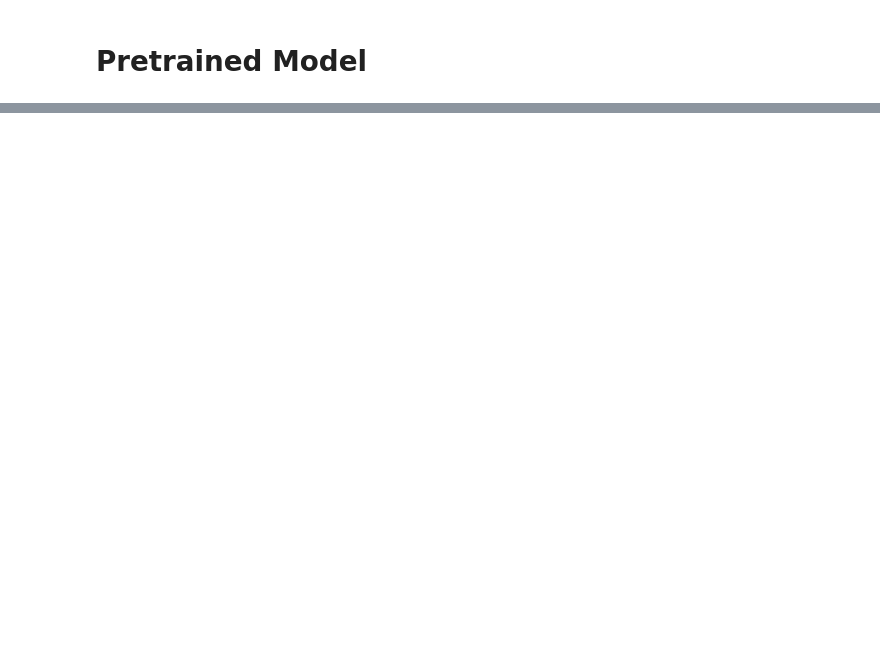
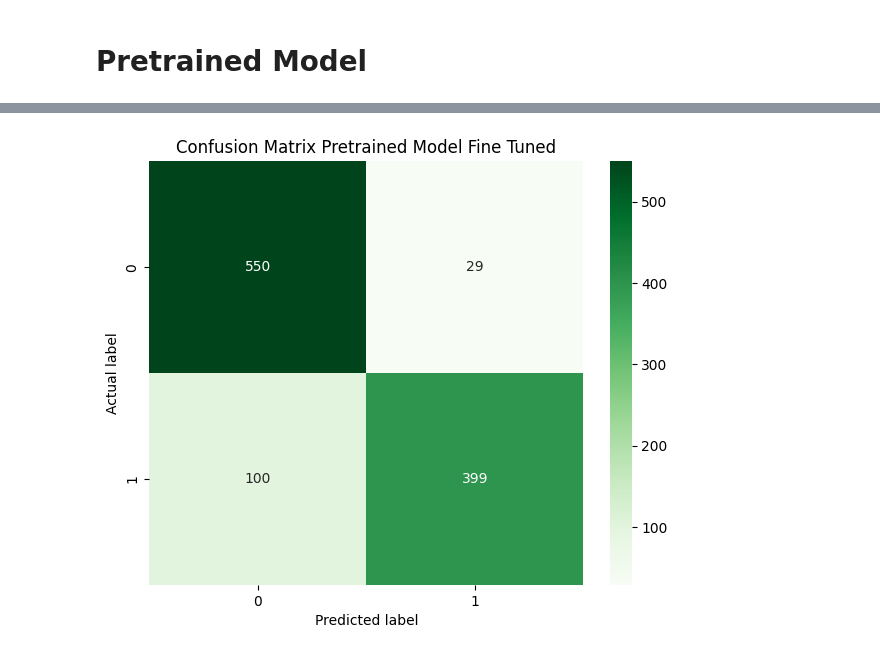
Before and after one commit to t0nychopp3r/swiss_topo, a Jupyter notebook: CNN/swisstopo_cnn.ipynb, the cells around one changed output, grey strips where cells are left out. Cells and saved outputs as stored; diff of their text form; code cells hidden in the pictures; blank space fills up the shorter version.

```diff
--- a/CNN/swisstopo_cnn.ipynb
+++ b/CNN/swisstopo_cnn.ipynb
@@ -568,0 +614,4 @@ plt.show()
+# %%
+# make predictions
+y_pred = model.predict(test_generator)
+y_pred = y_pred.round()
@@ -568,0 +621,14 @@ plt.show()
+# %%
+#plot confusion matrix for test data
+cm = confusion_matrix(test_generator.classes, y_pred)
+
+# plot the confusion matrix
+plt.figure(figsize=(7,5.5))
+sns.heatmap(cm, annot=True, fmt="d", cmap='Greens')
+plt.title('Confusion Matrix Pretrained Model Fine Tuned')
+plt.ylabel('Actual label')
+plt.xlabel('Predicted label')
+plt.savefig('Plots/Pretrained_Model/Pretrained_Model_Confusion_Matrix_FineTuned.png')
+plt.show()
+# %% [output]
+[figure, added]
```
Also changed, not shown: parts of 21 cells of this notebook, 9 other files.
